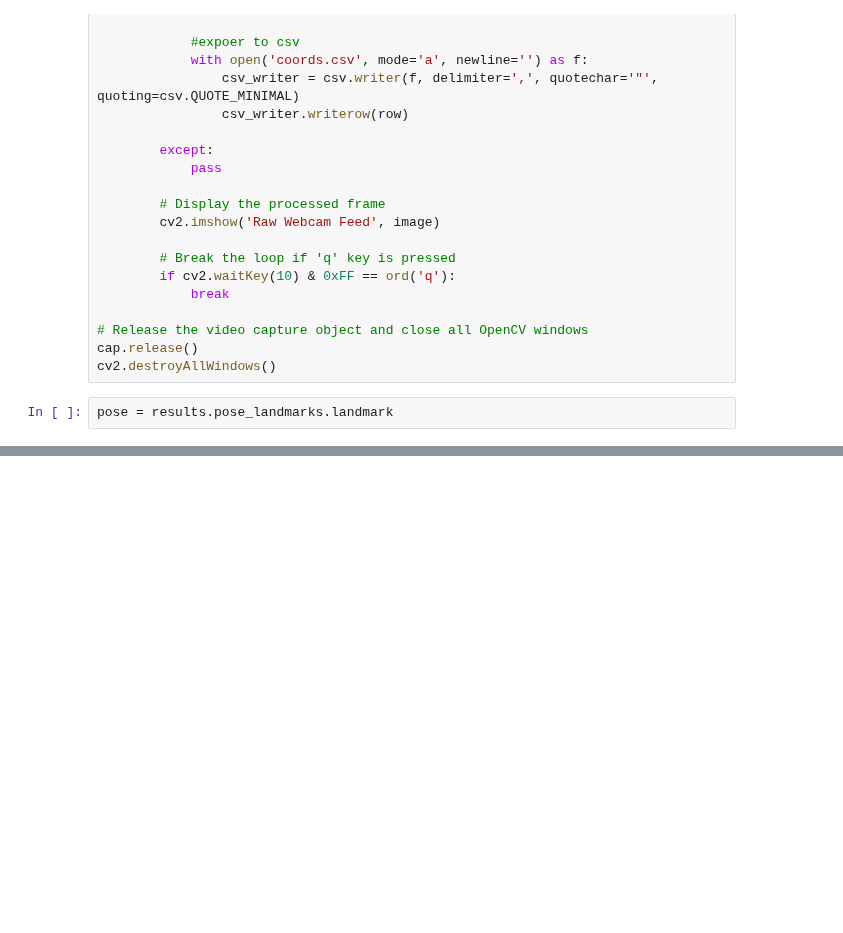
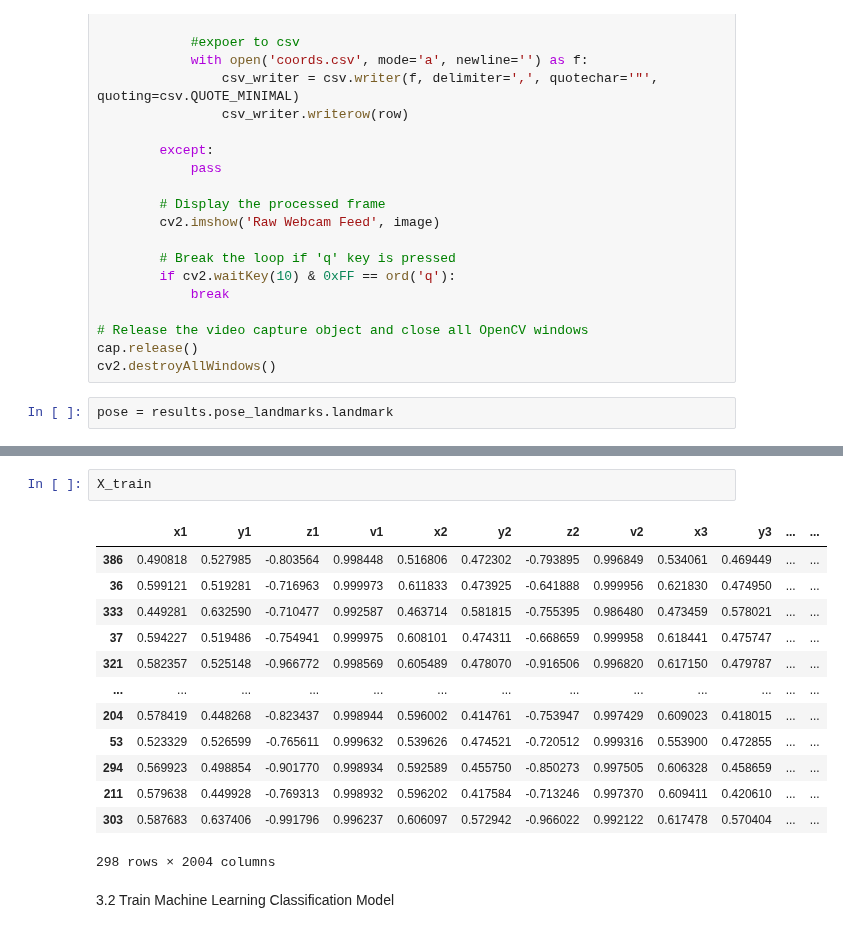
Before and after one commit to Sheenamittal/BodySpeak, a Jupyter notebook: file.ipynb, the cells around one changed output, grey strips where cells are left out. Drawn from its saved outputs; the diff is of its cells as text; blank space fills up the shorter version.

```diff
--- a/file.ipynb
+++ b/file.ipynb
@@ -238,0 +289,18 @@ array([ 5.86424112e-01,  6.79709494e-01, -1.05769730e+00,  9.99772251e-01,
+# %%
+X_train
+# %% [output]
+|  | x1 | y1 | z1 | v1 | x2 | y2 | z2 | v2 | x3 | y3 | ... | ... |
+| 386 | 0.490818 | 0.527985 | -0.803564 | 0.998448 | 0.516806 | 0.472302 | -0.793895 | 0.996849 | 0.534061 | 0.469449 | ... | ... |
+| 36 | 0.599121 | 0.519281 | -0.716963 | 0.999973 | 0.611833 | 0.473925 | -0.641888 | 0.999956 | 0.621830 | 0.474950 | ... | ... |
+| 333 | 0.449281 | 0.632590 | -0.710477 | 0.992587 | 0.463714 | 0.581815 | -0.755395 | 0.986480 | 0.473459 | 0.578021 | ... | ... |
+| 37 | 0.594227 | 0.519486 | -0.754941 | 0.999975 | 0.608101 | 0.474311 | -0.668659 | 0.999958 | 0.618441 | 0.475747 | ... | ... |
+| 321 | 0.582357 | 0.525148 | -0.966772 | 0.998569 | 0.605489 | 0.478070 | -0.916506 | 0.996820 | 0.617150 | 0.479787 | ... | ... |
+| ... | ... | ... | ... | ... | ... | ... | ... | ... | ... | ... | ... | ... |
+| 204 | 0.578419 | 0.448268 | -0.823437 | 0.998944 | 0.596002 | 0.414761 | -0.753947 | 0.997429 | 0.609023 | 0.418015 | ... | ... |
+| 53 | 0.523329 | 0.526599 | -0.765611 | 0.999632 | 0.539626 | 0.474521 | -0.720512 | 0.999316 | 0.553900 | 0.472855 | ... | ... |
+| 294 | 0.569923 | 0.498854 | -0.901770 | 0.998934 | 0.592589 | 0.455750 | -0.850273 | 0.997505 | 0.606328 | 0.458659 | ... | ... |
+| 211 | 0.579638 | 0.449928 | -0.769313 | 0.998932 | 0.596202 | 0.417584 | -0.713246 | 0.997370 | 0.609411 | 0.420610 | ... | ... |
+| 303 | 0.587683 | 0.637406 | -0.991796 | 0.996237 | 0.606097 | 0.572942 | -0.966022 | 0.992122 | 0.617478 | 0.570404 | ... | ... |
+298 rows × 2004 columns
+# %% [markdown]
+3.2 Train Machine Learning Classification Model
```
Also changed, not shown: parts of 18 cells of this notebook, 1 other file.
